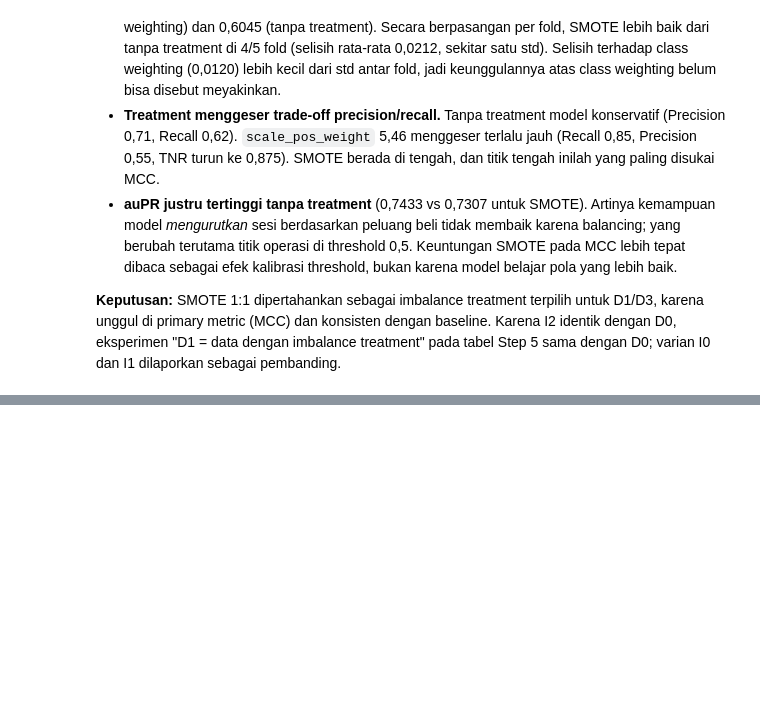
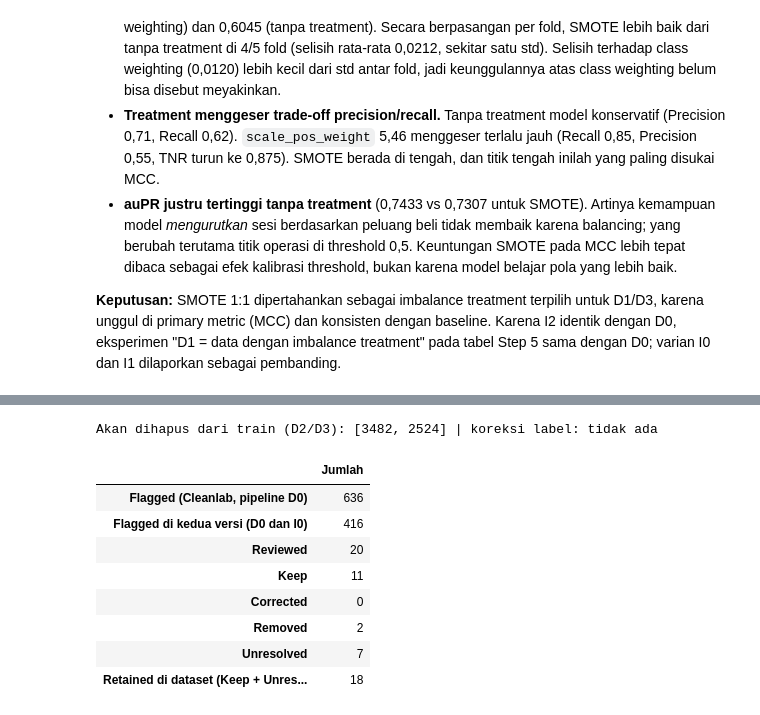
Before and after one commit to vickymahfudy/tugas-data-science, a Jupyter notebook: notebooks/07_data_centric.ipynb, the cells around one changed output, grey strips where cells are left out. Cells and saved outputs as stored; diff of their text form; code cells hidden in the pictures; blank space fills up the shorter version.

```diff
--- a/notebooks/07_data_centric.ipynb
+++ b/notebooks/07_data_centric.ipynb
@@ -309,0 +456,29 @@ imbalance treatment" pada tabel Step 5 sama dengan D0; varian I0 dan I1 dilapork
+# %%
+dec_counts = review_table['Decision'].value_counts()
+counts = pd.DataFrame({'Jumlah': {
+    'Flagged (Cleanlab, pipeline D0)': len(issues_idx['D0']),
+    'Flagged di kedua versi (D0 dan I0)': len(both),
+    'Reviewed': len(review_table),
+    'Keep': int(dec_counts.get('Keep', 0)),
+    'Corrected': int(dec_counts.get('Correct', 0)),
+    'Removed': int(dec_counts.get('Remove', 0)),
+    'Unresolved': int(dec_counts.get('Unresolved', 0)),
+    'Retained di dataset (Keep + Unresolved)': int(dec_counts.get('Keep', 0) + dec_counts.get('Unresolved', 0)),
+}})
+counts.to_csv(f'{TABLE_DIR}/tugas4_cleanlab_counts.csv')
+
+REMOVE_IDX = review_table.loc[review_table.Decision == 'Remove', 'Observation'].str.extract(r'idx (\d+)')[0].astype(int).tolist()
+CORRECT_MAP = {}   # tidak ada koreksi label
+print('Akan dihapus dari train (D2/D3):', REMOVE_IDX, '| koreksi label:', CORRECT_MAP or 'tidak ada')
+counts
+# %% [output]
+Akan dihapus dari train (D2/D3): [3482, 2524] | koreksi label: tidak ada
+|  | Jumlah |
+| Flagged (Cleanlab, pipeline D0) | 636 |
+| Flagged di kedua versi (D0 dan I0) | 416 |
+| Reviewed | 20 |
+| Keep | 11 |
+| Corrected | 0 |
+| Removed | 2 |
+| Unresolved | 7 |
+| Retained di dataset (Keep + Unres... | 18 |
```
Also changed, not shown: parts of 6 cells of this notebook, 2 other files.
